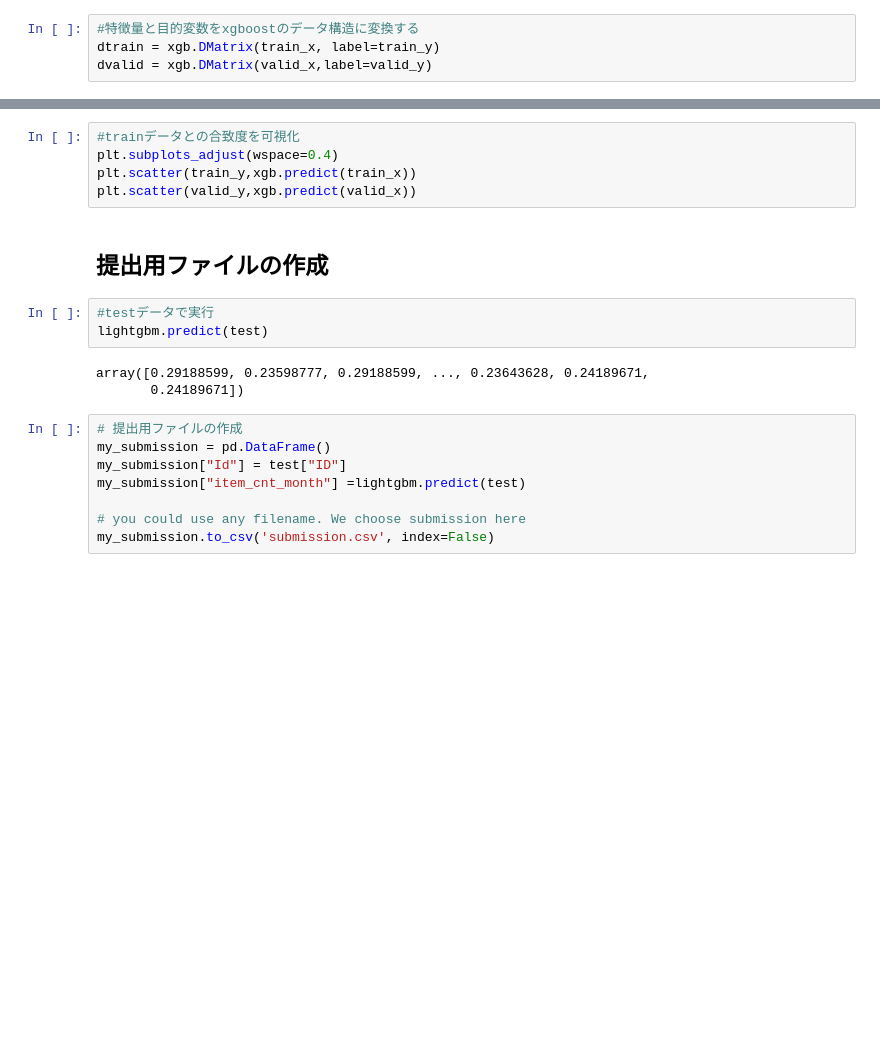
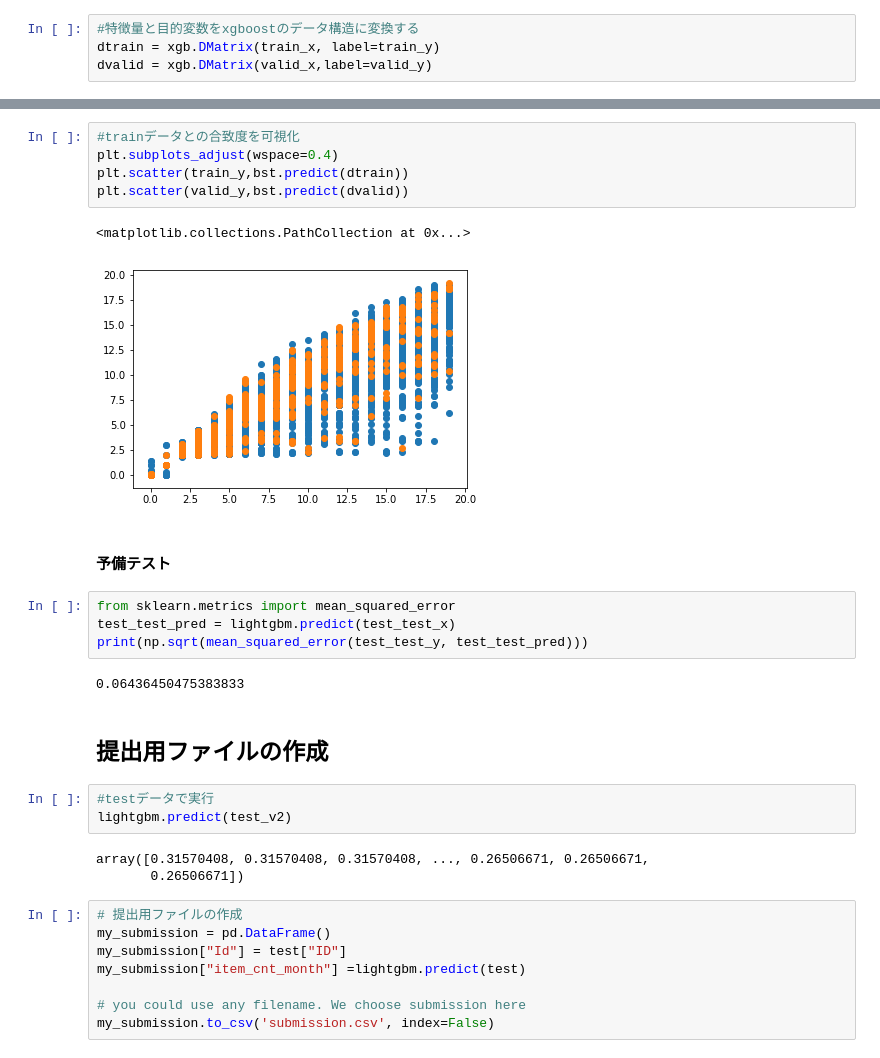
Before and after one commit to shin02/kaggle, a Jupyter notebook: Predict Future Sales/competitive-data-science-predict-future-sales-v2.ipynb, the cells around one changed output, grey strips where cells are left out. Cells and saved outputs as stored; diff of their text form; blank space fills up the shorter version.

```diff
--- a/Predict Future Sales/competitive-data-science-predict-future-sales-v2.ipynb
+++ b/Predict Future Sales/competitive-data-science-predict-future-sales-v2.ipynb
@@ -340,16 +327,27 @@ fig = ax.figure
 # %%
 #trainデータとの合致度を可視化
 plt.subplots_adjust(wspace=0.4)
-plt.scatter(train_y,xgb.predict(train_x))
-plt.scatter(valid_y,xgb.predict(valid_x))
+plt.scatter(train_y,bst.predict(dtrain))
+plt.scatter(valid_y,bst.predict(dvalid))
+# %% [output]
+<matplotlib.collections.PathCollection at 0x...>
+[figure, added]
+# %% [markdown]
+#### 予備テスト
+# %%
+from sklearn.metrics import mean_squared_error
+test_test_pred = lightgbm.predict(test_test_x)
+print(np.sqrt(mean_squared_error(test_test_y, test_test_pred)))
+# %% [output]
+0.06436450475383833
 # %% [markdown]
 ## 提出用ファイルの作成
 # %%
 #testデータで実行
-lightgbm.predict(test)
+lightgbm.predict(test_v2)
 # %% [output]
-array([0.29188599, 0.23598777, 0.29188599, ..., 0.23643628, 0.24189671,
-       0.24189671])
+array([0.31570408, 0.31570408, 0.31570408, ..., 0.26506671, 0.26506671,
+       0.26506671])
 # %%
 # 提出用ファイルの作成
 my_submission = pd.DataFrame()
```
Also changed, not shown: parts of 15 cells of this notebook, 1 other file.
